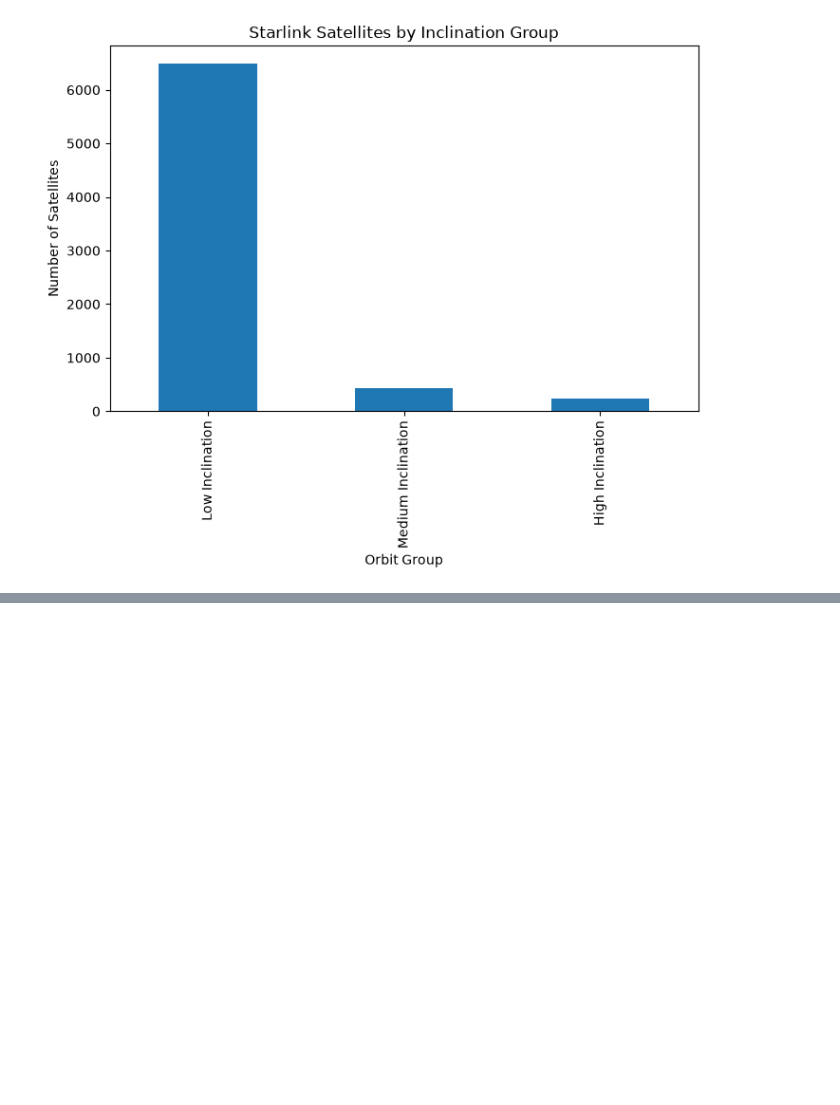
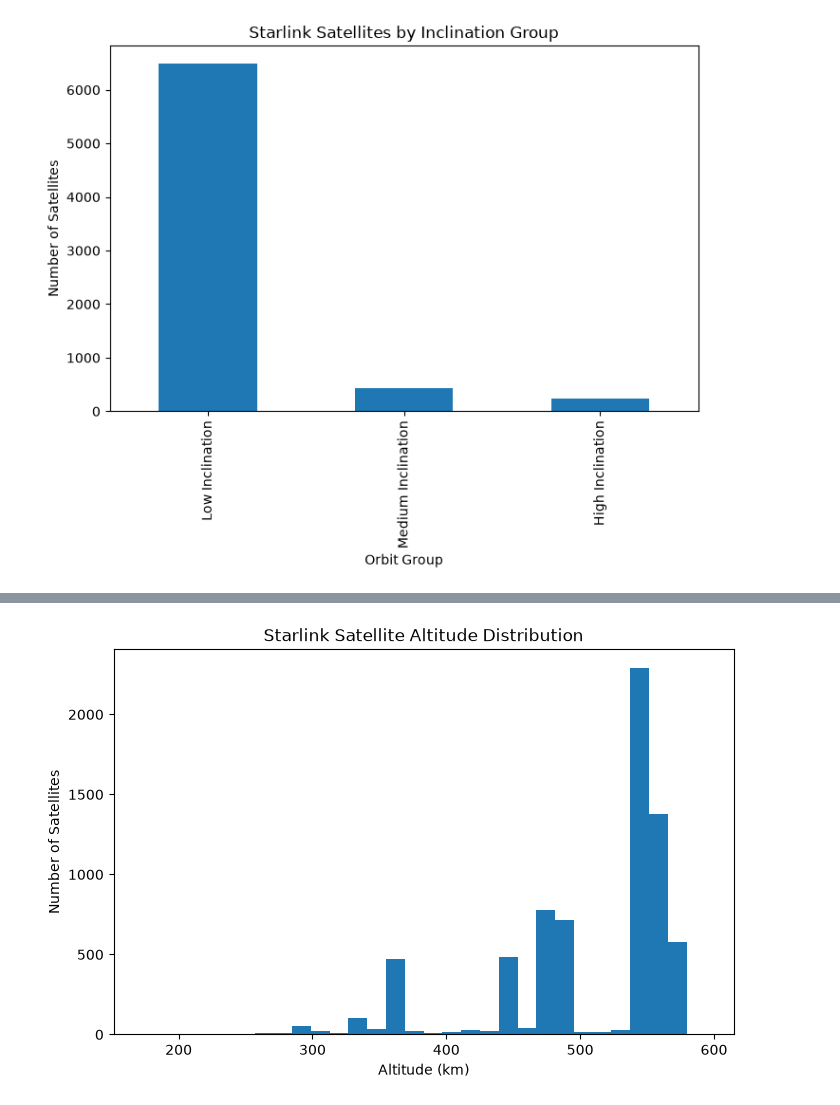
Before and after one commit to roshan-datasci/StarLinkScope, a Jupyter notebook: notebooks/01_explore_starlink.ipynb, the cells around one changed output, grey strips where cells are left out. Saved outputs shown, nothing was run; the diff lists cells and outputs as text; code cells hidden in the pictures; blank space fills up the shorter version.

```diff
--- a/notebooks/01_explore_starlink.ipynb
+++ b/notebooks/01_explore_starlink.ipynb
@@ -130,0 +301,15 @@ clean_df.to_csv(
+# %%
+plt.figure(figsize=(8, 5))
+
+plt.hist(
+    clean_df["Altitude_km"],
+    bins=30
+)
+
+plt.xlabel("Altitude (km)")
+plt.ylabel("Number of Satellites")
+plt.title("Starlink Satellite Altitude Distribution")
+
+plt.show()
+# %% [output]
+[figure, added]
```
Also changed, not shown: parts of 19 cells of this notebook, 1 other file.
